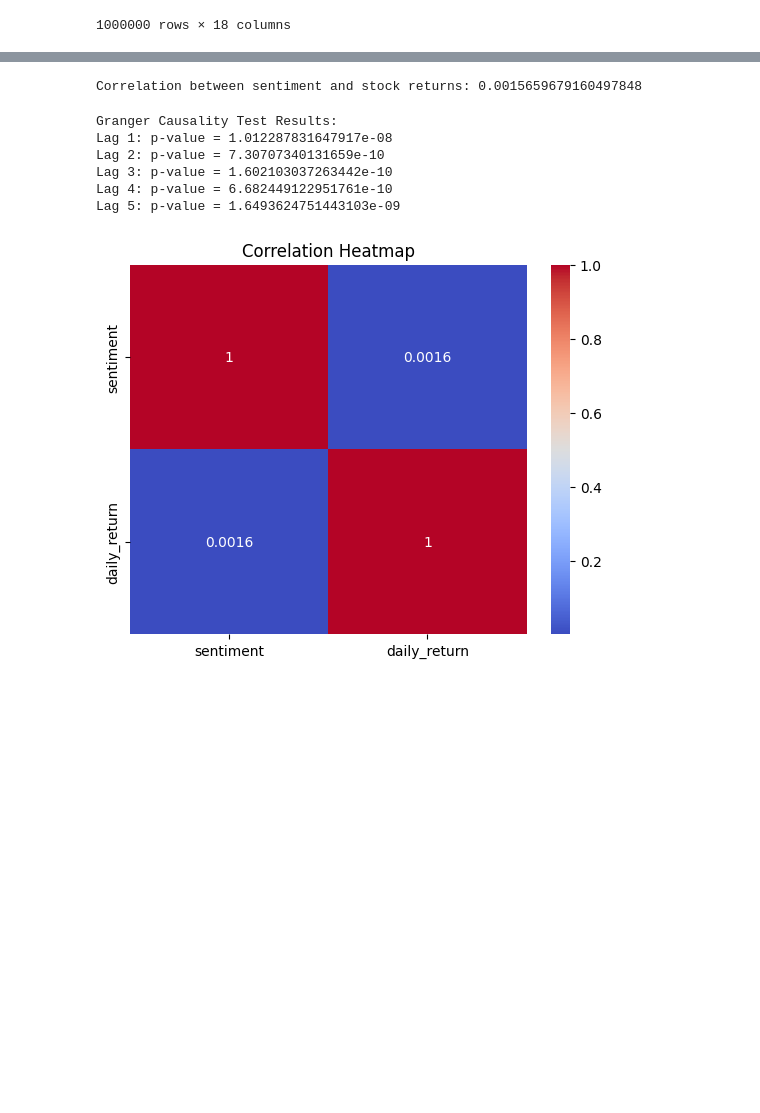
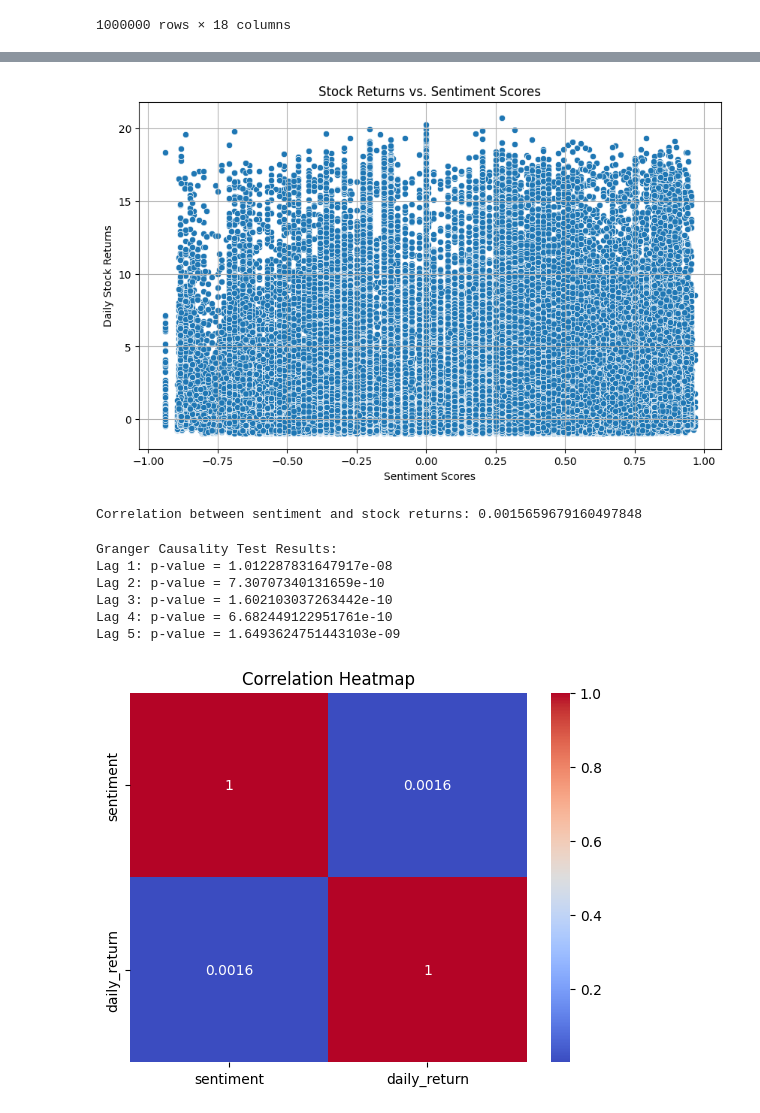
Before and after one commit to Natnahom/kaim-week-12, a Jupyter notebook: notebooks/correlationAnalysis.ipynb, the cells around one changed output, grey strips where cells are left out. Cells and saved outputs as stored; diff of their text form; code cells hidden in the pictures; blank space fills up the shorter version.

```diff
--- a/notebooks/correlationAnalysis.ipynb
+++ b/notebooks/correlationAnalysis.ipynb
@@ -124,3 +124,22 @@ merged_data
 | 8183325 | 827404 | MiX Telematics Reports 'Major' Co... | https://www.benzinga.com/news/20/... | Benzinga Newsdesk | 2020-01-30 10:34:14-04:00 | MIXT | 2020 | 2020-03-16 | 82.075500 | 87.972504 | ... |
 | 11671766 | 1157249 | Inventure Foods, Inc. to be Acqui... | https://www.benzinga.com/news/m-a... | Paul Quintaro | 2017-10-26 08:02:20-04:00 | SNAK | 2017 | 2017-06-06 | 50.599998 | 50.825001 | ... |
 1000000 rows × 18 columns
+# %%
+def categorize_sentiment(score):
+    if score > 0:
+        return 'Positive'
+    elif score < 0:
+        return 'Negative'
+    else:
+        return 'Neutral'
+
+merged_data['sentiment_category'] = merged_data['sentiment'].apply(categorize_sentiment)
+
+# Count each category
+sentiment_counts = merged_data['sentiment_category'].value_counts()
+
+# Calculate percentages
+sizes = (sentiment_counts / sentiment_counts.sum()) * 100
+
+# Display sizes
+print(sizes)
@@ -127,3 +170,18 @@ merged_data
+# %%
+# Create scatter plot
+plt.figure(figsize=(10, 6))
+sns.scatterplot(x=merged_data['sentiment'], y=merged_data['daily_return'])
+
+# Adding titles and labels
+plt.title('Stock Returns vs. Sentiment Scores')
+plt.xlabel('Sentiment Scores')
+plt.ylabel('Daily Stock Returns')
+plt.grid(True)
+
+# Show the plot
+plt.show()
+# %% [output]
+[figure, added]
 # %%
 # Correlation analysis
 correlation = merged_data['sentiment'].corr(merged_data['daily_return'])
```
Also changed, not shown: parts of 3 cells of this notebook.
